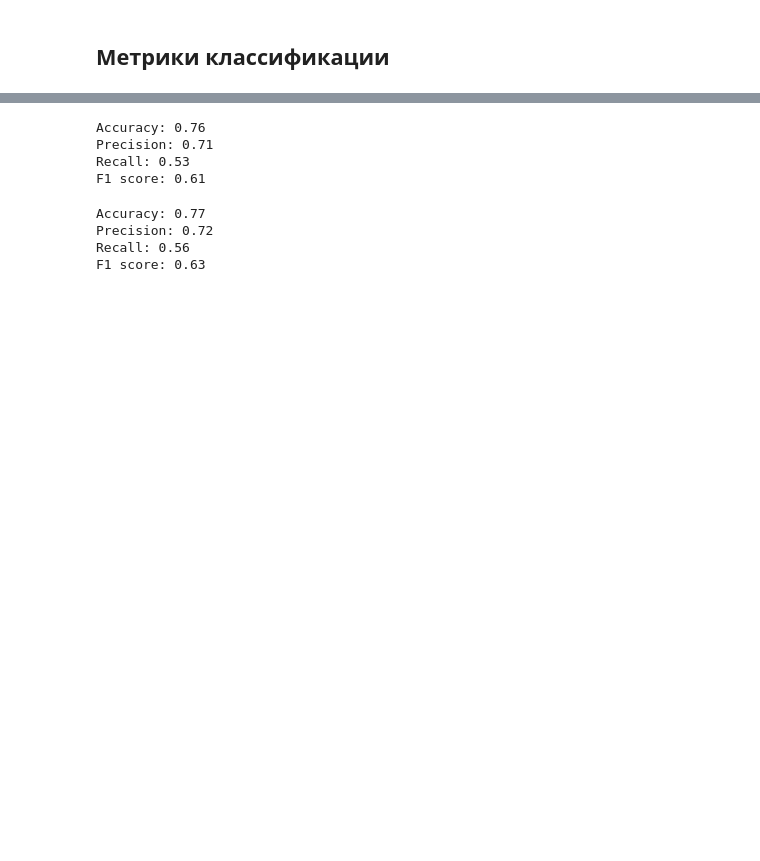
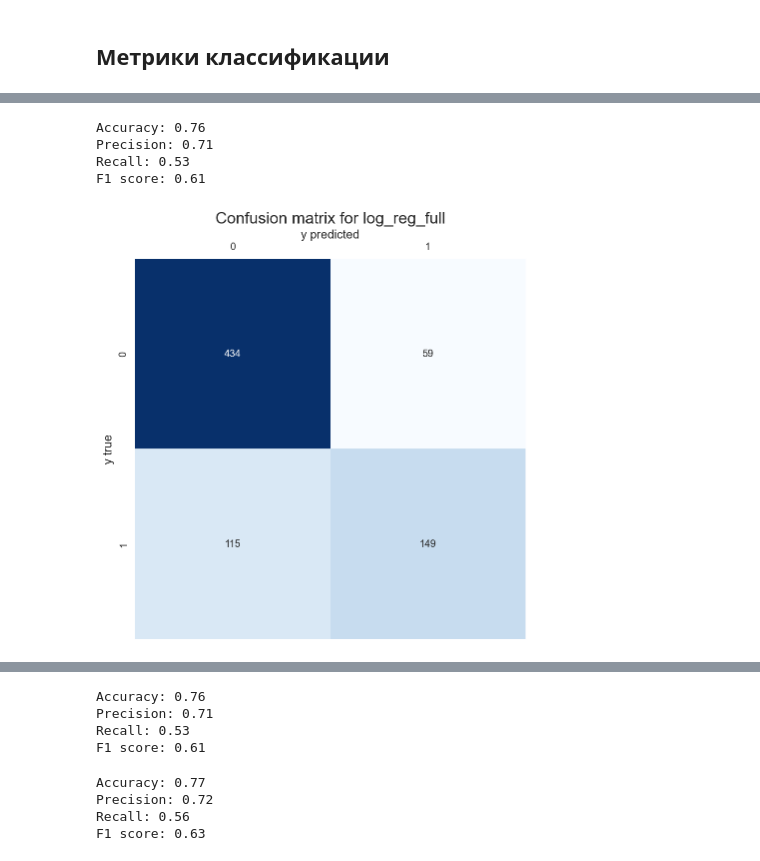
Before and after one commit to Chepell/SF_DS_Pro, a Jupyter notebook: ML-3/02_Classification_LogisticRegression.ipynb, the cells around one changed output, grey strips where cells are left out. Drawn from its saved outputs; the diff is of its cells as text; code cells hidden in the pictures; blank space fills up the shorter version.

```diff
--- a/ML-3/02_Classification_LogisticRegression.ipynb
+++ b/ML-3/02_Classification_LogisticRegression.ipynb
@@ -224,0 +221,17 @@ axes[1].set_ylabel('y prediction');
+# %%
+print('Accuracy: {:.2f}'.format(metrics.accuracy_score(y, y_pred1)))
+# Рассчитываем precision
+print('Precision: {:.2f}'.format(metrics.precision_score(y, y_pred1)))
+# Рассчитываем recall
+print('Recall: {:.2f}'.format(metrics.recall_score(y, y_pred1)))
+# Рассчитываем F1-меру
+print('F1 score: {:.2f}'.format(metrics.f1_score(y, y_pred1)))
+# %% [output]
+Accuracy: 0.76
+Precision: 0.71
+Recall: 0.53
+F1 score: 0.61
+# %%
+plot_confusion_matrix(confusion_matrix2, 'Confusion matrix for log_reg_full')
+# %% [output]
+[figure, added]
```
Also changed, not shown: parts of 11 cells of this notebook, 3 other files.
